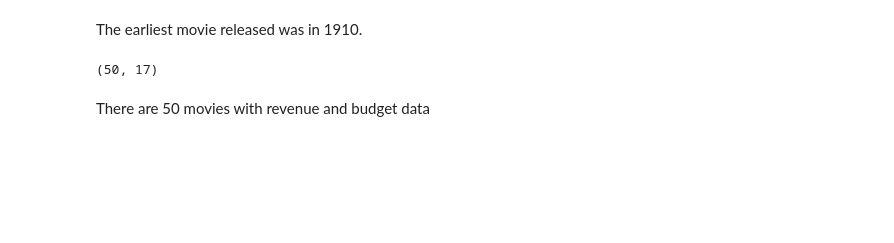
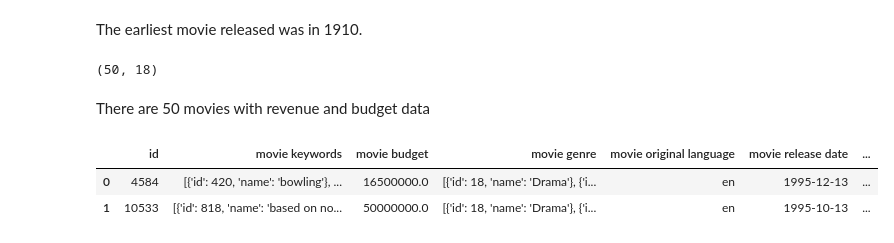
Before and after one commit to laurenemilyto/film_adapatation_success, a Jupyter notebook: Data Cleansing.ipynb, the cells around one changed output. Saved outputs shown, nothing was run; the diff lists cells and outputs as text; code cells hidden in the pictures; blank space fills up the shorter version.

```diff
--- a/Data Cleansing.ipynb
+++ b/Data Cleansing.ipynb
@@ -54,7 +54,8 @@ adaptations_merge.head(2)
 # Select subset of necessary columns for analysis
 adaptations_merge = adaptations_merge[['id', 'keywords', 'adult', 'budget', 'genres', 'imdb_id',
                                        'original_language', 'original_title', 'release_date',
-                                      'revenue', 'runtime', 'spoken_languages', 'status', 'title']]
+                                      'revenue', 'runtime', 'spoken_languages', 'status',
+                                       'vote_average', 'title']]
 
 # Select movies that have already been released for analysis
 adaptations_merge = adaptations_merge[adaptations_merge['status'] == 'Released']
@@ -261,9 +262,15 @@ final_df.to_csv('book_to_film_adaptations.csv')
 movie_return_df = final_df.dropna(axis=0, subset=['movie return'])
 movie_return_df.shape
 # %% [output]
-(50, 17)
+(50, 18)
 # %% [markdown]
 There are 50 movies with revenue and budget data
 # %%
 # Export csv of revenue and budget data for analysis
 movie_return_df.to_csv('movie_return.csv')
+# %%
+final_df.head(2)
+# %% [output]
+|  | id | movie keywords | movie budget | movie genre | movie original language | movie release date | ... |
+| 0 | 4584 | [{'id': 420, 'name': 'bowling'}, ... | 16500000.0 | [{'id': 18, 'name': 'Drama'}, {'i... | en | 1995-12-13 | ... |
+| 1 | 10533 | [{'id': 818, 'name': 'based on no... | 50000000.0 | [{'id': 18, 'name': 'Drama'}, {'i... | en | 1995-10-13 | ... |
```
Also changed, not shown: parts of 6 cells of this notebook, 4 other files.
